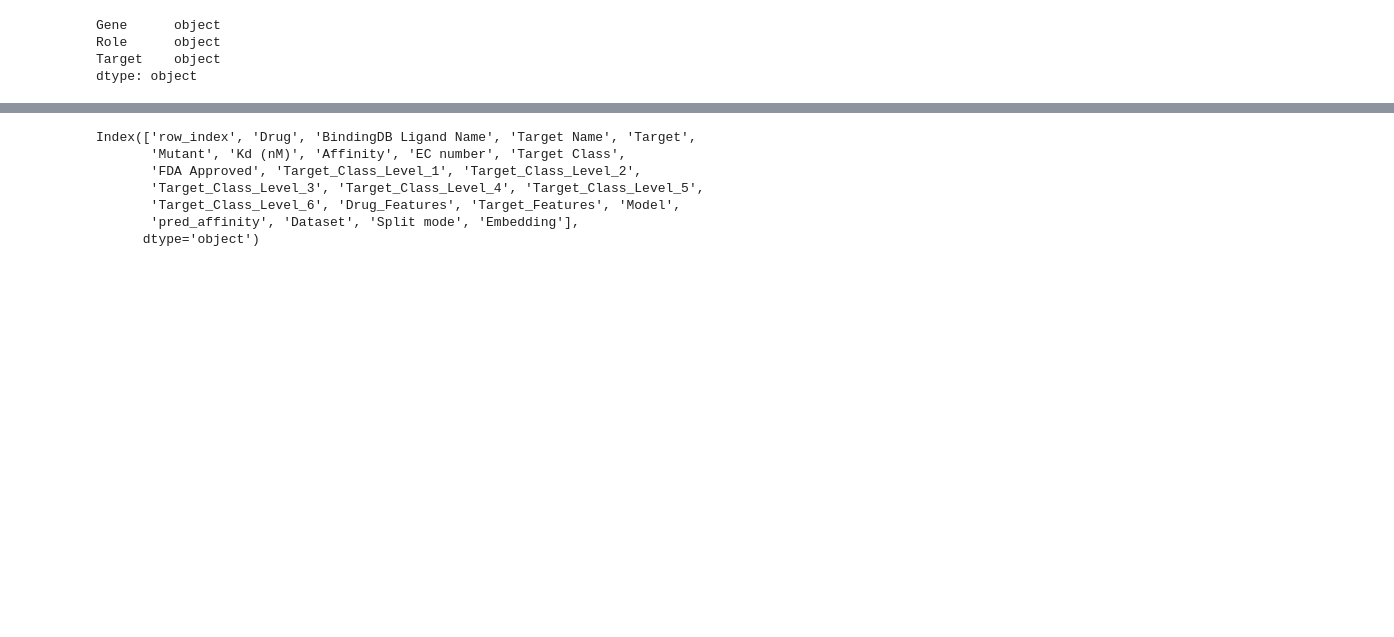
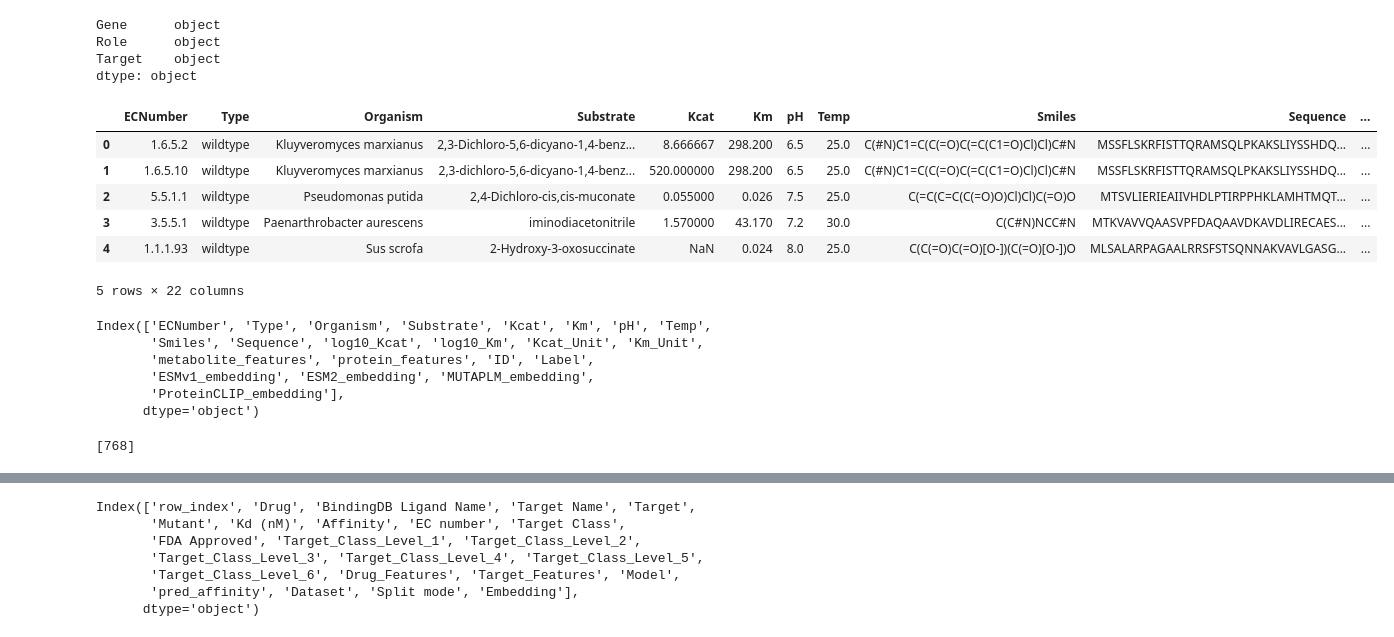
Before and after one commit to ygrepo/drug_discovery, a Jupyter notebook: notebook/load_data.ipynb, the cells around one changed output, grey strips where cells are left out. Saved outputs shown, nothing was run; the diff lists cells and outputs as text; code cells hidden in the pictures; blank space fills up the shorter version.

```diff
--- a/notebook/load_data.ipynb
+++ b/notebook/load_data.ipynb
@@ -129,3 +129,24 @@ Gene      object
 Role      object
 Target    object
 dtype: object
+# %%
+path = Path("../data/MPEK_km_ESMv1_embedding_cold_drug_val.parquet")
+df = pd.read_parquet(path)
+df.head()
+# %% [output]
+|  | ECNumber | Type | Organism | Substrate | Kcat | Km | pH | Temp | Smiles | Sequence | ... |
+| 0 | 1.6.5.2 | wildtype | Kluyveromyces marxianus | 2,3-Dichloro-5,6-dicyano-1,4-benz... | 8.666667 | 298.200 | 6.5 | 25.0 | C(#N)C1=C(C(=O)C(=C(C1=O)Cl)Cl)C#N | MSSFLSKRFISTTQRAMSQLPKAKSLIYSSHDQ... | ... |
+| 1 | 1.6.5.10 | wildtype | Kluyveromyces marxianus | 2,3-dichloro-5,6-dicyano-1,4-benz... | 520.000000 | 298.200 | 6.5 | 25.0 | C(#N)C1=C(C(=O)C(=C(C1=O)Cl)Cl)C#N | MSSFLSKRFISTTQRAMSQLPKAKSLIYSSHDQ... | ... |
+| 2 | 5.5.1.1 | wildtype | Pseudomonas putida | 2,4-Dichloro-cis,cis-muconate | 0.055000 | 0.026 | 7.5 | 25.0 | C(=C(C=C(C(=O)O)Cl)Cl)C(=O)O | MTSVLIERIEAIIVHDLPTIRPPHKLAMHTMQT... | ... |
+| 3 | 3.5.5.1 | wildtype | Paenarthrobacter aurescens | iminodiacetonitrile | 1.570000 | 43.170 | 7.2 | 30.0 | C(C#N)NCC#N | MTKVAVVQAASVPFDAQAAVDKAVDLIRECAES... | ... |
+| 4 | 1.1.1.93 | wildtype | Sus scrofa | 2-Hydroxy-3-oxosuccinate | NaN | 0.024 | 8.0 | 25.0 | C(C(=O)C(=O)[O-])(C(=O)[O-])O | MLSALARPAGAALRRSFSTSQNNAKVAVLGASG... | ... |
+5 rows × 22 columns
+# %%
+df.columns
+# %% [output]
+Index(['ECNumber', 'Type', 'Organism', 'Substrate', 'Kcat', 'Km', 'pH', 'Temp',
+       'Smiles', 'Sequence', 'log10_Kcat', 'log10_Km', 'Kcat_Unit', 'Km_Unit',
+       'metabolite_features', 'protein_features', 'ID', 'Label',
+       'ESMv1_embedding', 'ESM2_embedding', 'MUTAPLM_embedding',
+       'ProteinCLIP_embedding'],
+      dtype='object')
@@ -131,0 +156,5 @@ dtype: object
+# %%
+lengths = df["metabolite_features"].map(lambda x: len(x) if hasattr(x, "__len__") else None)
+print(lengths.unique())
+# %% [output]
+[768]
```
Also changed, not shown: parts of 2 cells of this notebook, 31 other files.
